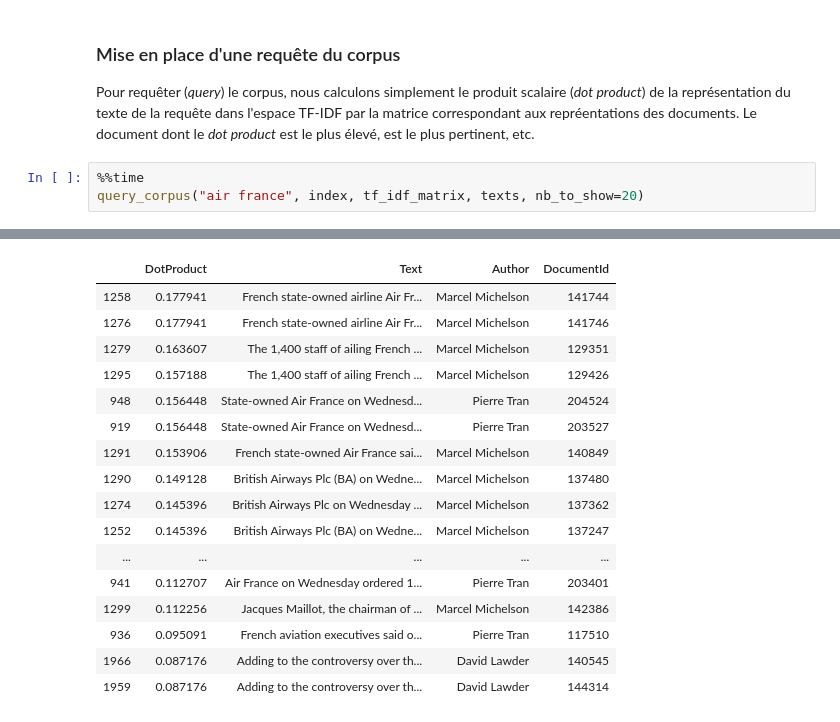
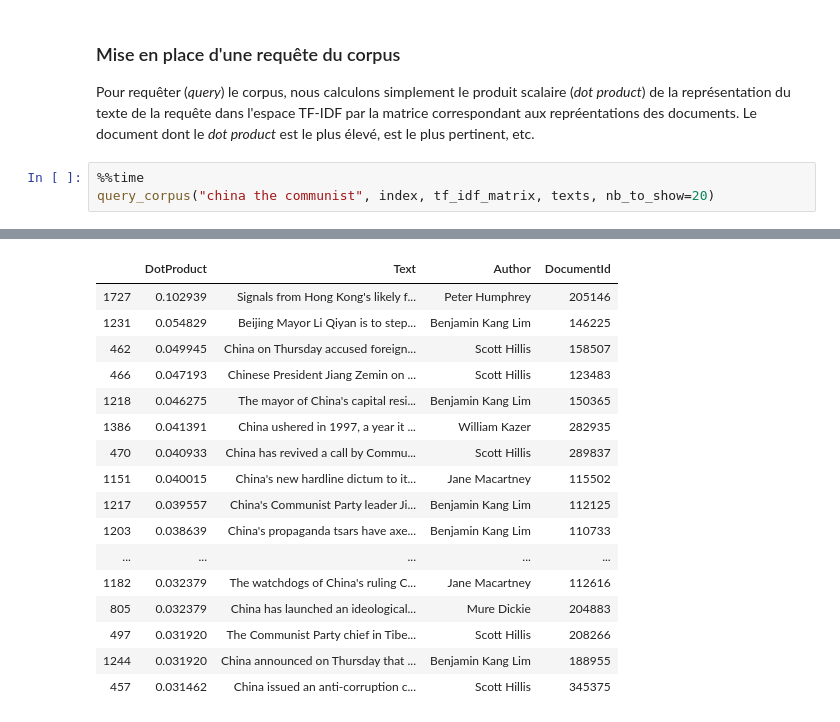
Before and after one commit to Barenn/Indexation-Web-TP, a Jupyter notebook: tp1.ipynb, the cells around one changed output, grey strips where cells are left out. Saved outputs shown, nothing was run; the diff lists cells and outputs as text.

```diff
--- a/tp1.ipynb
+++ b/tp1.ipynb
@@ -293,5 +311,5 @@ Wall time: 803 ms
 Pour requêter (_query_) le corpus, nous calculons simplement le produit scalaire (_dot product_) de la représentation du texte de la requête dans l'espace TF-IDF par la matrice correspondant aux repréentations des documents. Le document dont le _dot product_ est le plus élevé, est le plus pertinent, etc.
 # %%
 %%time
-query_corpus("air france", index, tf_idf_matrix, texts, nb_to_show=20)
+query_corpus("china the communist", index, tf_idf_matrix, texts, nb_to_show=20)
 # %% [output]
@@ -300,17 +320,17 @@ Wall time: 170 ms
 |  | DotProduct | Text | Author | DocumentId |
-| 1258 | 0.177941 | French state-owned airline Air Fr... | Marcel Michelson | 141744 |
-| 1276 | 0.177941 | French state-owned airline Air Fr... | Marcel Michelson | 141746 |
-| 1279 | 0.163607 | The 1,400 staff of ailing French ... | Marcel Michelson | 129351 |
-| 1295 | 0.157188 | The 1,400 staff of ailing French ... | Marcel Michelson | 129426 |
-| 948 | 0.156448 | State-owned Air France on Wednesd... | Pierre Tran | 204524 |
-| 919 | 0.156448 | State-owned Air France on Wednesd... | Pierre Tran | 203527 |
-| 1291 | 0.153906 | French state-owned Air France sai... | Marcel Michelson | 140849 |
-| 1290 | 0.149128 | British Airways Plc (BA) on Wedne... | Marcel Michelson | 137480 |
-| 1274 | 0.145396 | British Airways Plc on Wednesday ... | Marcel Michelson | 137362 |
-| 1252 | 0.145396 | British Airways Plc (BA) on Wedne... | Marcel Michelson | 137247 |
+| 1727 | 0.102939 | Signals from Hong Kong's likely f... | Peter Humphrey | 205146 |
+| 1231 | 0.054829 | Beijing Mayor Li Qiyan is to step... | Benjamin Kang Lim | 146225 |
+| 462 | 0.049945 | China on Thursday accused foreign... | Scott Hillis | 158507 |
+| 466 | 0.047193 | Chinese President Jiang Zemin on ... | Scott Hillis | 123483 |
+| 1218 | 0.046275 | The mayor of China's capital resi... | Benjamin Kang Lim | 150365 |
+| 1386 | 0.041391 | China ushered in 1997, a year it ... | William Kazer | 282935 |
+| 470 | 0.040933 | China has revived a call by Commu... | Scott Hillis | 289837 |
+| 1151 | 0.040015 | China's new hardline dictum to it... | Jane Macartney | 115502 |
+| 1217 | 0.039557 | China's Communist Party leader Ji... | Benjamin Kang Lim | 112125 |
+| 1203 | 0.038639 | China's propaganda tsars have axe... | Benjamin Kang Lim | 110733 |
 | ... | ... | ... | ... | ... |
-| 941 | 0.112707 | Air France on Wednesday ordered 1... | Pierre Tran | 203401 |
-| 1299 | 0.112256 | Jacques Maillot, the chairman of ... | Marcel Michelson | 142386 |
-| 936 | 0.095091 | French aviation executives said o... | Pierre Tran | 117510 |
-| 1966 | 0.087176 | Adding to the controversy over th... | David Lawder | 140545 |
-| 1959 | 0.087176 | Adding to the controversy over th... | David Lawder | 144314 |
+| 1182 | 0.032379 | The watchdogs of China's ruling C... | Jane Macartney | 112616 |
+| 805 | 0.032379 | China has launched an ideological... | Mure Dickie | 204883 |
+| 497 | 0.031920 | The Communist Party chief in Tibe... | Scott Hillis | 208266 |
+| 1244 | 0.031920 | China announced on Thursday that ... | Benjamin Kang Lim | 188955 |
+| 457 | 0.031462 | China issued an anti-corruption c... | Scott Hillis | 345375 |
```
Also changed, not shown: parts of 3 cells of this notebook, 1 other file.
